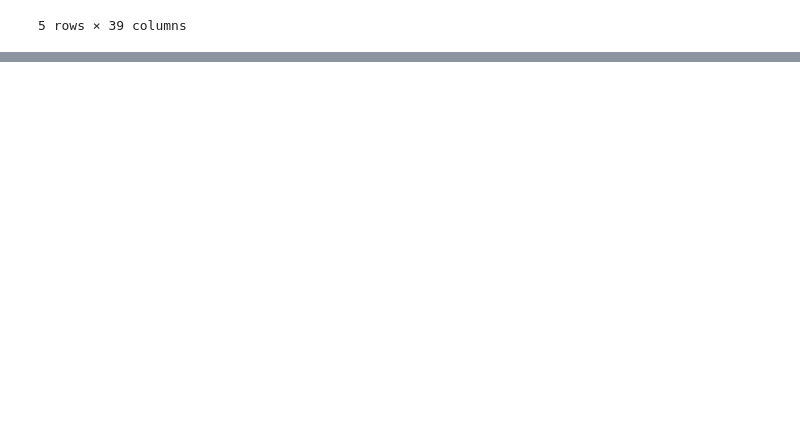
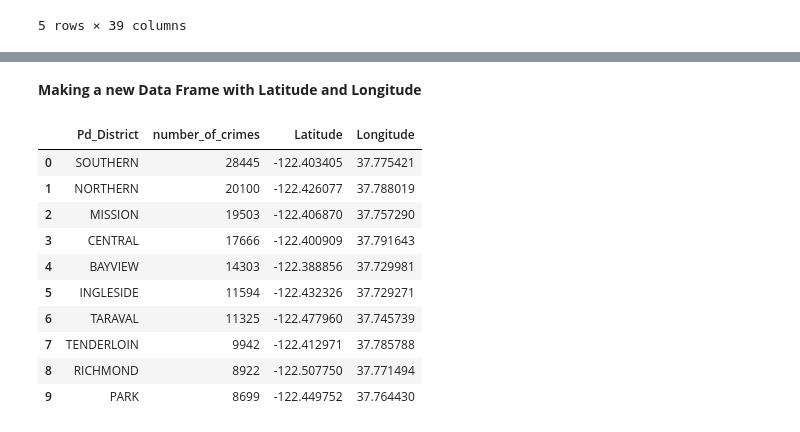
Before and after one commit to Ricadogovea/Coursera_Capstone, a Jupyter notebook: Final.project.ipynb, the cells around one changed output, grey strips where cells are left out. Cells and saved outputs as stored; diff of their text form; code cells hidden in the pictures; blank space fills up the shorter version.

```diff
--- a/Final.project.ipynb
+++ b/Final.project.ipynb
@@ -270,0 +458,30 @@ San_francisco.shape
+# %% [markdown]
+**Making a new Data Frame with Latitude and Longitude**
+# %%
+Pd_District = ['SOUTHERN','NORTHERN','MISSION','CENTRAL','BAYVIEW','INGLESIDE',
+'TARAVAL','TENDERLOIN','RICHMOND','PARK']
+
+number_of_crimes = [28445,20100,19503,17666,
+          14303,11594,11325,9942,
+          8922,8699]
+
+Latitude = [-122.403405,-122.426077,-122.406870,-122.400909,-122.388856,-122.432326,-122.477960,-122.412971,-122.507750,-122.449752]
+Longitude = [37.775421,37.788019,37.757290,37.791643,37.729981,37.729271,37.745739,37.785788,37.771494,37.764430]
+
+
+
+df_ll = {'Pd_District': Pd_District,'number_of_crimes':number_of_crimes,'Latitude':Latitude,'Longitude':Longitude}
+lalo = pd.DataFrame(data=df_ll, columns=['Pd_District', 'number_of_crimes','Latitude','Longitude'], index=None)
+lalo
+# %% [output]
+|  | Pd_District | number_of_crimes | Latitude | Longitude |
+| 0 | SOUTHERN | 28445 | -122.403405 | 37.775421 |
+| 1 | NORTHERN | 20100 | -122.426077 | 37.788019 |
+| 2 | MISSION | 19503 | -122.406870 | 37.757290 |
+| 3 | CENTRAL | 17666 | -122.400909 | 37.791643 |
+| 4 | BAYVIEW | 14303 | -122.388856 | 37.729981 |
+| 5 | INGLESIDE | 11594 | -122.432326 | 37.729271 |
+| 6 | TARAVAL | 11325 | -122.477960 | 37.745739 |
+| 7 | TENDERLOIN | 9942 | -122.412971 | 37.785788 |
+| 8 | RICHMOND | 8922 | -122.507750 | 37.771494 |
+| 9 | PARK | 8699 | -122.449752 | 37.764430 |
```
Also changed, not shown: parts of 65 cells of this notebook.
